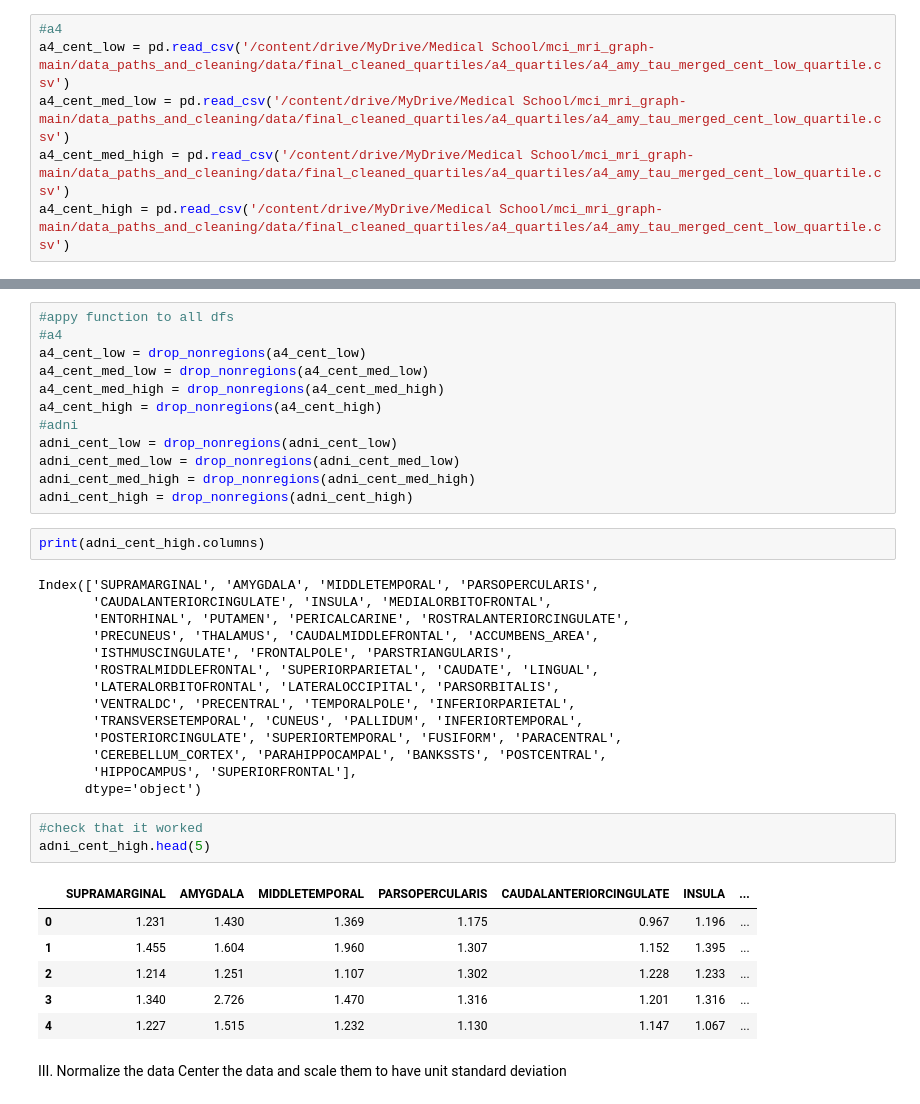
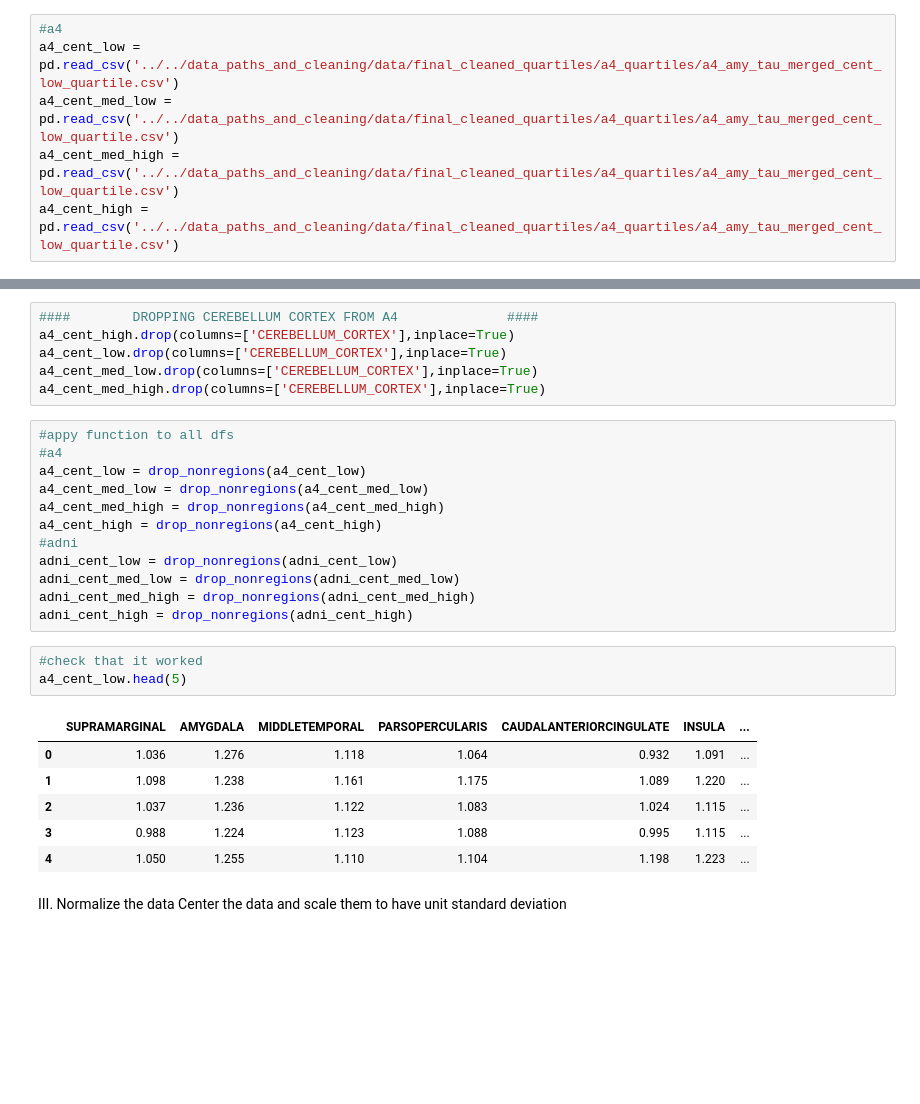
Before and after one commit to vkola-lab/jad2024, a Jupyter notebook: pet_graphs/current_tau_graphs/cent_pop_ggm_bootstrap.ipynb, the cells around one changed output, grey strips where cells are left out. Saved outputs shown, nothing was run; the diff lists cells and outputs as text; blank space fills up the shorter version.

```diff
--- a/pet_graphs/current_tau_graphs/cent_pop_ggm_bootstrap.ipynb
+++ b/pet_graphs/current_tau_graphs/cent_pop_ggm_bootstrap.ipynb
@@ -61,10 +63,10 @@ adni_cent_high = pd.read_csv('/content/drive/MyDrive/Medical School/mci_mri_grap
 - (92, 277) in high
 # %%
 #a4
-a4_cent_low = pd.read_csv('/content/drive/MyDrive/Medical School/mci_mri_graph-main/data_paths_and_cleaning/data/final_cleaned_quartiles/a4_quartiles/a4_amy_tau_merged_cent_low_quartile.csv')
-a4_cent_med_low = pd.read_csv('/content/drive/MyDrive/Medical School/mci_mri_graph-main/data_paths_and_cleaning/data/final_cleaned_quartiles/a4_quartiles/a4_amy_tau_merged_cent_low_quartile.csv')
-a4_cent_med_high = pd.read_csv('/content/drive/MyDrive/Medical School/mci_mri_graph-main/data_paths_and_cleaning/data/final_cleaned_quartiles/a4_quartiles/a4_amy_tau_merged_cent_low_quartile.csv')
-a4_cent_high = pd.read_csv('/content/drive/MyDrive/Medical School/mci_mri_graph-main/data_paths_and_cleaning/data/final_cleaned_quartiles/a4_quartiles/a4_amy_tau_merged_cent_low_quartile.csv')
+a4_cent_low = pd.read_csv('../../data_paths_and_cleaning/data/final_cleaned_quartiles/a4_quartiles/a4_amy_tau_merged_cent_low_quartile.csv')
+a4_cent_med_low = pd.read_csv('../../data_paths_and_cleaning/data/final_cleaned_quartiles/a4_quartiles/a4_amy_tau_merged_cent_low_quartile.csv')
+a4_cent_med_high = pd.read_csv('../../data_paths_and_cleaning/data/final_cleaned_quartiles/a4_quartiles/a4_amy_tau_merged_cent_low_quartile.csv')
+a4_cent_high = pd.read_csv('../../data_paths_and_cleaning/data/final_cleaned_quartiles/a4_quartiles/a4_amy_tau_merged_cent_low_quartile.csv')
 # %% [markdown]
 ### C. Clean and Normalize data:
 # %% [markdown]
@@ -81,6 +83,12 @@ II. Drop `RID` and ` CENTILOIDS` we don't need that information to compute the g
 def drop_nonregions(df):
     df = df.drop(['RID','CENTILOIDS'], axis=1)
     return df
+# %%
+####        DROPPING CEREBELLUM CORTEX FROM A4              ####
+a4_cent_high.drop(columns=['CEREBELLUM_CORTEX'],inplace=True)
+a4_cent_low.drop(columns=['CEREBELLUM_CORTEX'],inplace=True)
+a4_cent_med_low.drop(columns=['CEREBELLUM_CORTEX'],inplace=True)
+a4_cent_med_high.drop(columns=['CEREBELLUM_CORTEX'],inplace=True)
 # %%
 #appy function to all dfs
 #a4
@@ -93,32 +101,16 @@ adni_cent_low = drop_nonregions(adni_cent_low)
 adni_cent_med_low = drop_nonregions(adni_cent_med_low)
 adni_cent_med_high = drop_nonregions(adni_cent_med_high)
 adni_cent_high = drop_nonregions(adni_cent_high)
-# %%
-print(adni_cent_high.columns)
-# %% [output]
-Index(['SUPRAMARGINAL', 'AMYGDALA', 'MIDDLETEMPORAL', 'PARSOPERCULARIS',
-       'CAUDALANTERIORCINGULATE', 'INSULA', 'MEDIALORBITOFRONTAL',
-       'ENTORHINAL', 'PUTAMEN', 'PERICALCARINE', 'ROSTRALANTERIORCINGULATE',
-       'PRECUNEUS', 'THALAMUS', 'CAUDALMIDDLEFRONTAL', 'ACCUMBENS_AREA',
-       'ISTHMUSCINGULATE', 'FRONTALPOLE', 'PARSTRIANGULARIS',
-       'ROSTRALMIDDLEFRONTAL', 'SUPERIORPARIETAL', 'CAUDATE', 'LINGUAL',
-       'LATERALORBITOFRONTAL', 'LATERALOCCIPITAL', 'PARSORBITALIS',
-       'VENTRALDC', 'PRECENTRAL', 'TEMPORALPOLE', 'INFERIORPARIETAL',
-       'TRANSVERSETEMPORAL', 'CUNEUS', 'PALLIDUM', 'INFERIORTEMPORAL',
-       'POSTERIORCINGULATE', 'SUPERIORTEMPORAL', 'FUSIFORM', 'PARACENTRAL',
-       'CEREBELLUM_CORTEX', 'PARAHIPPOCAMPAL', 'BANKSSTS', 'POSTCENTRAL',
-       'HIPPOCAMPUS', 'SUPERIORFRONTAL'],
-      dtype='object')
 # %%
 #check that it worked
-adni_cent_high.head(5)
+a4_cent_low.head(5)
 # %% [output]
 |  | SUPRAMARGINAL | AMYGDALA | MIDDLETEMPORAL | PARSOPERCULARIS | CAUDALANTERIORCINGULATE | INSULA | ... |
-| 0 | 1.231 | 1.430 | 1.369 | 1.175 | 0.967 | 1.196 | ... |
-| 1 | 1.455 | 1.604 | 1.960 | 1.307 | 1.152 | 1.395 | ... |
-| 2 | 1.214 | 1.251 | 1.107 | 1.302 | 1.228 | 1.233 | ... |
-| 3 | 1.340 | 2.726 | 1.470 | 1.316 | 1.201 | 1.316 | ... |
-| 4 | 1.227 | 1.515 | 1.232 | 1.130 | 1.147 | 1.067 | ... |
+| 0 | 1.036 | 1.276 | 1.118 | 1.064 | 0.932 | 1.091 | ... |
+| 1 | 1.098 | 1.238 | 1.161 | 1.175 | 1.089 | 1.220 | ... |
+| 2 | 1.037 | 1.236 | 1.122 | 1.083 | 1.024 | 1.115 | ... |
+| 3 | 0.988 | 1.224 | 1.123 | 1.088 | 0.995 | 1.115 | ... |
+| 4 | 1.050 | 1.255 | 1.110 | 1.104 | 1.198 | 1.223 | ... |
 # %% [markdown]
 III. Normalize the data
 Center the data and scale them to have unit standard deviation
```
Also changed, not shown: parts of 34 cells of this notebook.
